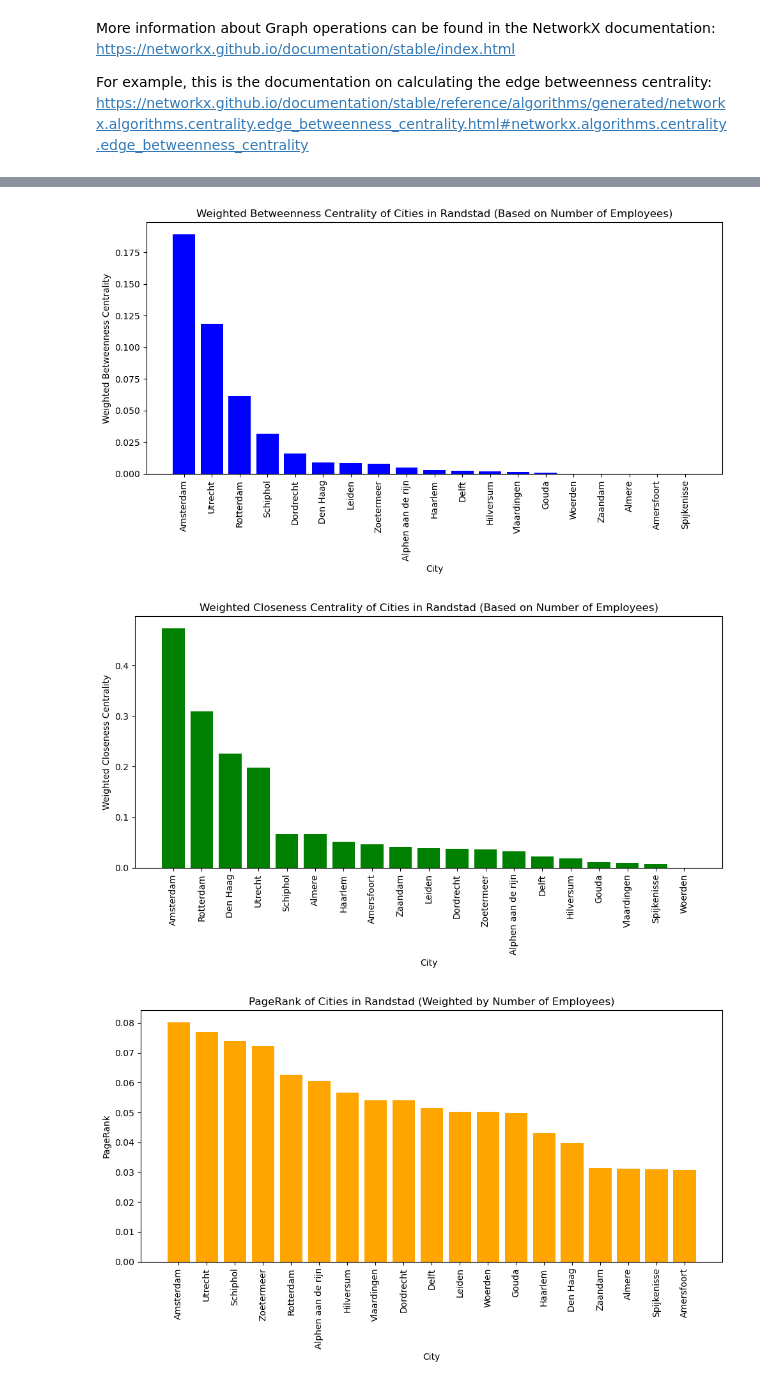
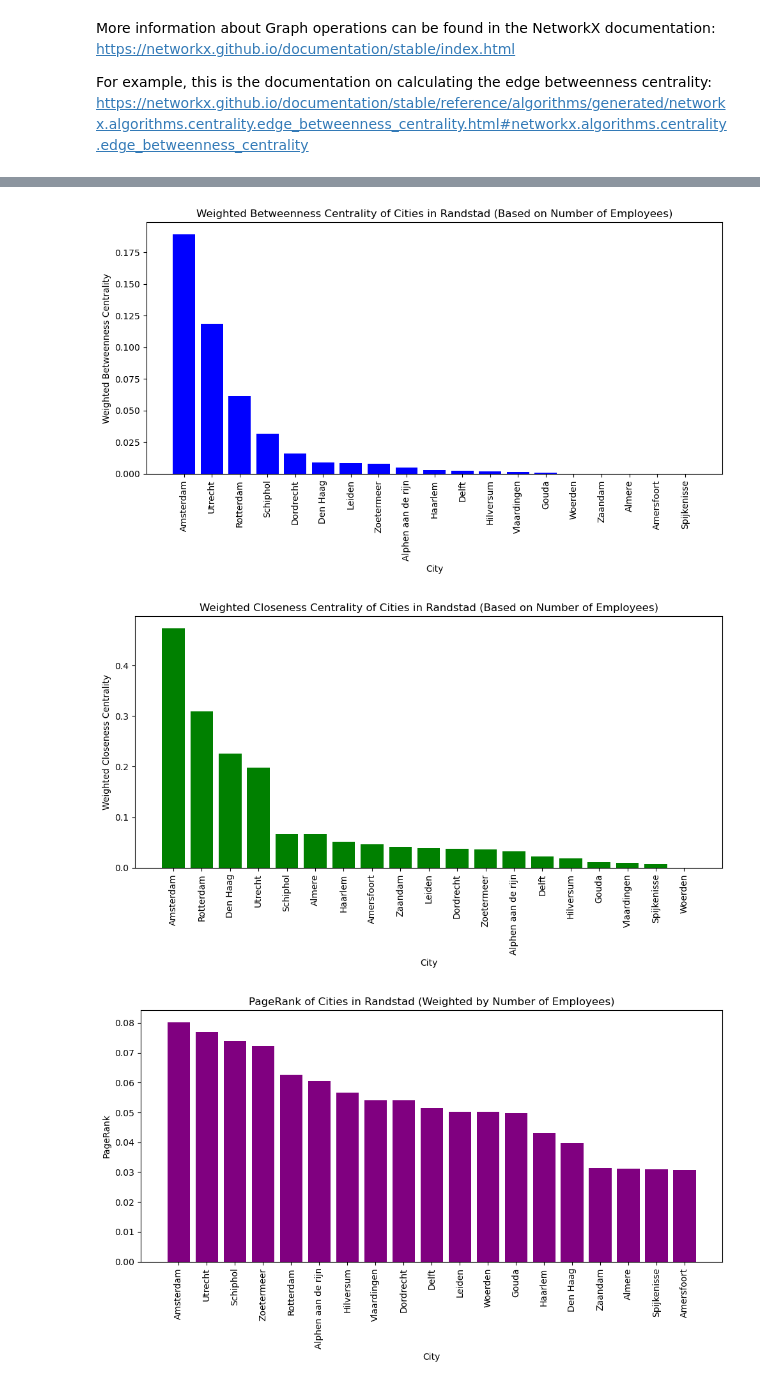
Before and after one commit to ElizeBr/Networked-Systems-Group-Assignment, a Jupyter notebook: Randstad.ipynb, the cells around one changed output, grey strips where cells are left out. Cells and saved outputs as stored; diff of their text form; code cells hidden in the pictures.

```diff
--- a/Randstad.ipynb
+++ b/Randstad.ipynb
@@ -353,7 +321,8 @@ populations = {
     'Zaandam': 184
 }
 # %%
-# scale the population between 0 and 1 to add weights of population to the graph
+#In this section the betweeness,closeness and page rank metrics will be calculated but scaled with the population of each city aswell
+#scale the population between 0 and 1 to add weights of population to the graph
 scaler = MinMaxScaler()
 scaled_populations = scaler.fit_transform([[pop] for pop in populations.values()]).flatten()
 
@@ -361,55 +330,48 @@ scaled_populations = scaler.fit_transform([[pop] for pop in populations.values()
 for city, scaled_pop in zip(populations.keys(), scaled_populations):
     Randstad_Graph.nodes[city]['employee_weight_factor'] = scaled_pop
 
-# weighted betweenness centrality
+
 B_weighted = {city: nx.betweenness_centrality(Randstad_Graph)[city] * Randstad_Graph.nodes[city]['employee_weight_factor'] for city in Randstad_Graph.nodes()}
-
-# weighted closeness centrality
 C_weighted = {city: nx.closeness_centrality(Randstad_Graph)[city] * Randstad_Graph.nodes[city]['employee_weight_factor'] for city in Randstad_Graph.nodes()}
-
-# PageRank with weight
 pagerank = nx.pagerank(Randstad_Graph, weight='employee_weight_factor')
 
-# Sort
 B_sorted = dict(sorted(B_weighted.items(), key=lambda item: item[1], reverse=True))
 C_sorted = dict(sorted(C_weighted.items(), key=lambda item: item[1], reverse=True))
 pagerank_sorted = dict(sorted(pagerank.items(), key=lambda item: item[1], reverse=True))
-
-# Plot
 
 # Weighted Betweenness Centrality
 plt.figure(figsize=(10, 6))
 plt.bar(B_sorted.keys(), B_sorted.values(), color='blue')
 plt.xlabel('City')
 plt.ylabel('Weighted Betweenness Centrality')
 plt.title('Weighted Betweenness Centrality of Cities in Randstad (Based on Number of Employees)')
 plt.xticks(rotation=90)
 plt.tight_layout()
 plt.show()
 
 # Weighted Closeness Centrality
 plt.figure(figsize=(10, 6))
 plt.bar(C_sorted.keys(), C_sorted.values(), color='green')
 plt.xlabel('City')
 plt.ylabel('Weighted Closeness Centrality')
 plt.title('Weighted Closeness Centrality of Cities in Randstad (Based on Number of Employees)')
 plt.xticks(rotation=90)
 plt.tight_layout()
 plt.show()
 
 # Weighted PageRank
 plt.figure(figsize=(10, 6))
-plt.bar(pagerank_sorted.keys(), pagerank_sorted.values(), color='orange')
+plt.bar(pagerank_sorted.keys(), pagerank_sorted.values(), color='purple')
 plt.xlabel('City')
 plt.ylabel('PageRank')
 plt.title('PageRank of Cities in Randstad (Weighted by Number of Employees)')
 plt.xticks(rotation=90)
 plt.tight_layout()
 plt.show()
 # %% [output]
 [figure]
 [figure]
-[figure, old version]
+[figure, new version]
 # %%
 # now we partition the graph into 2 areas based on population and proximity using code
 # scale distances
```
Also changed, not shown: parts of 16 cells of this notebook.
